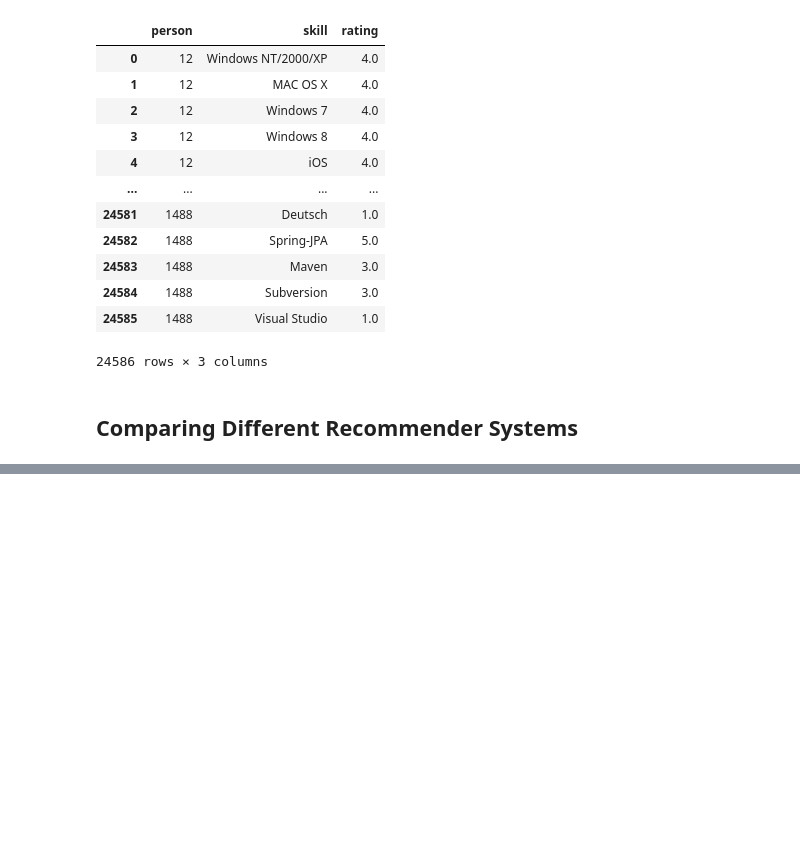
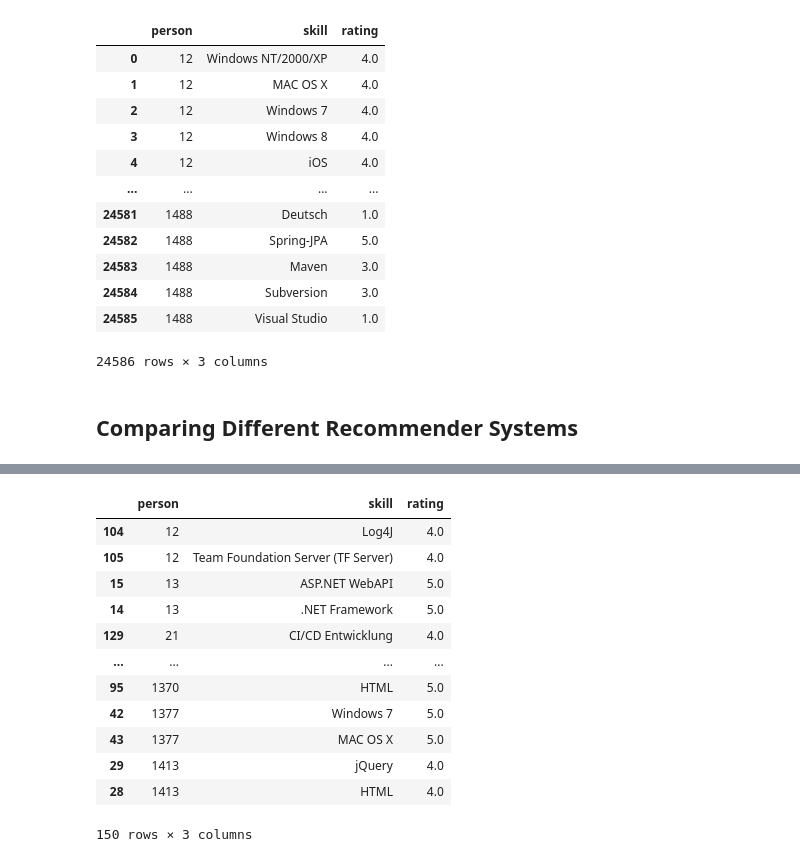
Before and after one commit to maximizer36/DS_AP, a Jupyter notebook: AP_Rated_Approach.ipynb, the cells around one changed output, grey strips where cells are left out. Cells and saved outputs as stored; diff of their text form; code cells hidden in the pictures; blank space fills up the shorter version.

```diff
--- a/AP_Rated_Approach.ipynb
+++ b/AP_Rated_Approach.ipynb
@@ -291,0 +366,16 @@ RMSE: 0.5961
+# %%
+holdout.sort_values(by="person")
+# %% [output]
+|  | person | skill | rating |
+| 104 | 12 | Log4J | 4.0 |
+| 105 | 12 | Team Foundation Server (TF Server) | 4.0 |
+| 15 | 13 | ASP.NET WebAPI | 5.0 |
+| 14 | 13 | .NET Framework | 5.0 |
+| 129 | 21 | CI/CD Entwicklung | 4.0 |
+| ... | ... | ... | ... |
+| 95 | 1370 | HTML | 5.0 |
+| 42 | 1377 | Windows 7 | 5.0 |
+| 43 | 1377 | MAC OS X | 5.0 |
+| 29 | 1413 | jQuery | 4.0 |
+| 28 | 1413 | HTML | 4.0 |
+150 rows × 3 columns
```
Also changed, not shown: parts of 39 cells of this notebook.
